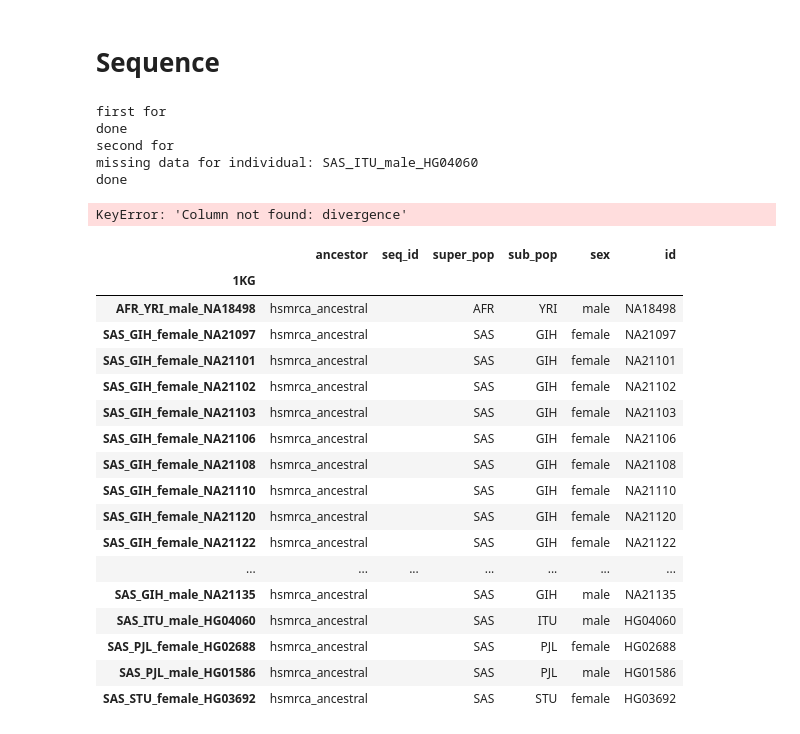
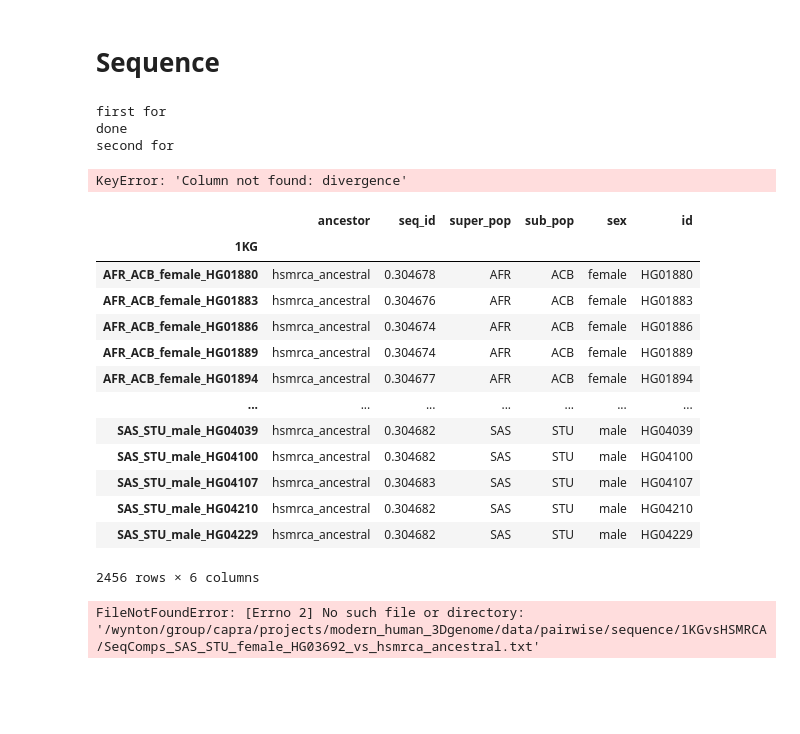
Before and after one commit to erin-n-gilbertson/3DGenome-diversity, a Jupyter notebook: activeNotebooks/AncestralPairAnalysis_new.ipynb, the cells around one changed output. Cells and saved outputs as stored; diff of their text form; code cells hidden in the pictures; blank space fills up the shorter version.

```diff
--- a/activeNotebooks/AncestralPairAnalysis_new.ipynb
+++ b/activeNotebooks/AncestralPairAnalysis_new.ipynb
@@ -792,35 +792,30 @@ base_df['sex'] = new[2]
 base_df['id'] = new[3]
 
 genome_wide = base_df.drop(columns=['temp'])
+genome_wide[genome_wide.seq_id != '']
 seq_id.columns = seq_id.columns.str.split('_', expand=True)
 # %% [output]
 first for
 done
 second for
-missing data for individual: SAS_ITU_male_HG04060
-done
 # %%
 plot_pop_divergence(genome_wide, False)
 # %% [output]
 KeyError: 'Column not found: divergence'
 # %%
-genome_wide[genome_wide.seq_id == '']
+genome_wide[genome_wide.seq_id != '']
 # %% [output]
 |  | ancestor | seq_id | super_pop | sub_pop | sex | id |
 | 1KG |  |  |  |  |  |  |
-| AFR_YRI_male_NA18498 | hsmrca_ancestral |  | AFR | YRI | male | NA18498 |
-| SAS_GIH_female_NA21097 | hsmrca_ancestral |  | SAS | GIH | female | NA21097 |
-| SAS_GIH_female_NA21101 | hsmrca_ancestral |  | SAS | GIH | female | NA21101 |
-| SAS_GIH_female_NA21102 | hsmrca_ancestral |  | SAS | GIH | female | NA21102 |
-| SAS_GIH_female_NA21103 | hsmrca_ancestral |  | SAS | GIH | female | NA21103 |
-| SAS_GIH_female_NA21106 | hsmrca_ancestral |  | SAS | GIH | female | NA21106 |
-| SAS_GIH_female_NA21108 | hsmrca_ancestral |  | SAS | GIH | female | NA21108 |
-| SAS_GIH_female_NA21110 | hsmrca_ancestral |  | SAS | GIH | female | NA21110 |
-| SAS_GIH_female_NA21120 | hsmrca_ancestral |  | SAS | GIH | female | NA21120 |
-| SAS_GIH_female_NA21122 | hsmrca_ancestral |  | SAS | GIH | female | NA21122 |
+| AFR_ACB_female_HG01880 | hsmrca_ancestral | 0.304678 | AFR | ACB | female | HG01880 |
+| AFR_ACB_female_HG01883 | hsmrca_ancestral | 0.304676 | AFR | ACB | female | HG01883 |
+| AFR_ACB_female_HG01886 | hsmrca_ancestral | 0.304674 | AFR | ACB | female | HG01886 |
+| AFR_ACB_female_HG01889 | hsmrca_ancestral | 0.304674 | AFR | ACB | female | HG01889 |
+| AFR_ACB_female_HG01894 | hsmrca_ancestral | 0.304677 | AFR | ACB | female | HG01894 |
 | ... | ... | ... | ... | ... | ... | ... |
-| SAS_GIH_male_NA21135 | hsmrca_ancestral |  | SAS | GIH | male | NA21135 |
-| SAS_ITU_male_HG04060 | hsmrca_ancestral |  | SAS | ITU | male | HG04060 |
-| SAS_PJL_female_HG02688 | hsmrca_ancestral |  | SAS | PJL | female | HG02688 |
-| SAS_PJL_male_HG01586 | hsmrca_ancestral |  | SAS | PJL | male | HG01586 |
-| SAS_STU_female_HG03692 | hsmrca_ancestral |  | SAS | STU | female | HG03692 |
+| SAS_STU_male_HG04039 | hsmrca_ancestral | 0.304682 | SAS | STU | male | HG04039 |
+| SAS_STU_male_HG04100 | hsmrca_ancestral | 0.304682 | SAS | STU | male | HG04100 |
+| SAS_STU_male_HG04107 | hsmrca_ancestral | 0.304683 | SAS | STU | male | HG04107 |
+| SAS_STU_male_HG04210 | hsmrca_ancestral | 0.304682 | SAS | STU | male | HG04210 |
+| SAS_STU_male_HG04229 | hsmrca_ancestral | 0.304682 | SAS | STU | male | HG04229 |
+2456 rows × 6 columns
@@ -867,0 +822,6 @@ plt.tick_params(axis='both', which='major', labelsize=80)
+# %%
+ind = 'SAS_STU_female_HG03692'
+filename = 'SeqComps_%s_vs_%s.txt' % (ind,base)
+df = pd.read_table('%s/%s' % (COMP_PATH,filename))
+# %% [output]
+FileNotFoundError: [Errno 2] No such file or directory: '/wynton/group/capra/projects/modern_human_3Dgenome/data/pairwise/sequence/1KGvsHSMRCA/SeqComps_SAS_STU_female_HG03692_vs_hsmrca_ancestral.txt'
```
Also changed, not shown: parts of 3 cells of this notebook, 1 other file.
